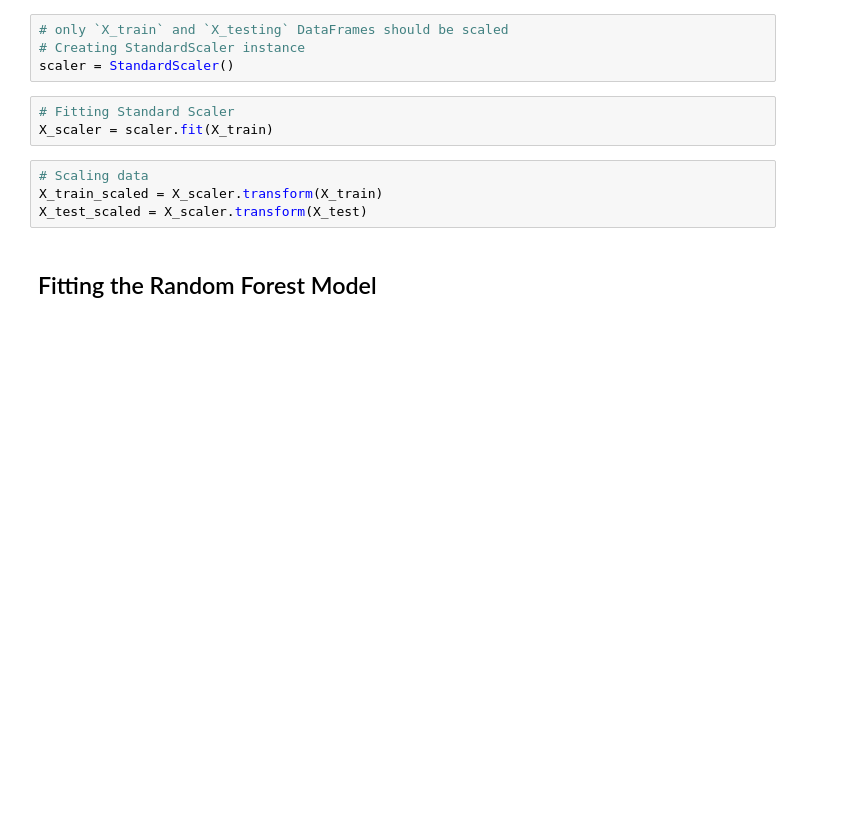
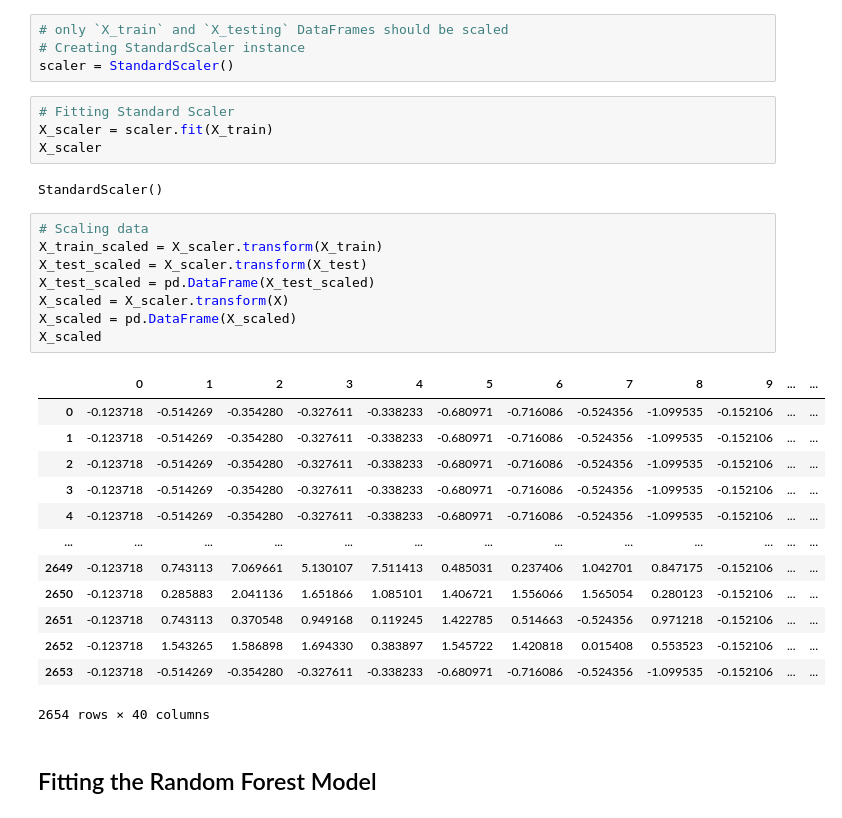
Before and after one commit to tamobee/Tweeting-Tesla, a Jupyter notebook: Code/ML.ipynb, the cells around one changed output. Cells and saved outputs as stored; diff of their text form; blank space fills up the shorter version.

```diff
--- a/Code/ML.ipynb
+++ b/Code/ML.ipynb
@@ -106,10 +87,31 @@ scaler = StandardScaler()
 # %%
 # Fitting Standard Scaler
 X_scaler = scaler.fit(X_train)
+X_scaler
+# %% [output]
+StandardScaler()
 # %%
 # Scaling data
 X_train_scaled = X_scaler.transform(X_train)
 X_test_scaled = X_scaler.transform(X_test)
+X_test_scaled = pd.DataFrame(X_test_scaled)
+X_scaled = X_scaler.transform(X)
+X_scaled = pd.DataFrame(X_scaled)
+X_scaled
+# %% [output]
+|  | 0 | 1 | 2 | 3 | 4 | 5 | 6 | 7 | 8 | 9 | ... | ... |
+| 0 | -0.123718 | -0.514269 | -0.354280 | -0.327611 | -0.338233 | -0.680971 | -0.716086 | -0.524356 | -1.099535 | -0.152106 | ... | ... |
+| 1 | -0.123718 | -0.514269 | -0.354280 | -0.327611 | -0.338233 | -0.680971 | -0.716086 | -0.524356 | -1.099535 | -0.152106 | ... | ... |
+| 2 | -0.123718 | -0.514269 | -0.354280 | -0.327611 | -0.338233 | -0.680971 | -0.716086 | -0.524356 | -1.099535 | -0.152106 | ... | ... |
+| 3 | -0.123718 | -0.514269 | -0.354280 | -0.327611 | -0.338233 | -0.680971 | -0.716086 | -0.524356 | -1.099535 | -0.152106 | ... | ... |
+| 4 | -0.123718 | -0.514269 | -0.354280 | -0.327611 | -0.338233 | -0.680971 | -0.716086 | -0.524356 | -1.099535 | -0.152106 | ... | ... |
+| ... | ... | ... | ... | ... | ... | ... | ... | ... | ... | ... | ... | ... |
+| 2649 | -0.123718 | 0.743113 | 7.069661 | 5.130107 | 7.511413 | 0.485031 | 0.237406 | 1.042701 | 0.847175 | -0.152106 | ... | ... |
+| 2650 | -0.123718 | 0.285883 | 2.041136 | 1.651866 | 1.085101 | 1.406721 | 1.556066 | 1.565054 | 0.280123 | -0.152106 | ... | ... |
+| 2651 | -0.123718 | 0.743113 | 0.370548 | 0.949168 | 0.119245 | 1.422785 | 0.514663 | -0.524356 | 0.971218 | -0.152106 | ... | ... |
+| 2652 | -0.123718 | 1.543265 | 1.586898 | 1.694330 | 0.383897 | 1.545722 | 1.420818 | 0.015408 | 0.553523 | -0.152106 | ... | ... |
+| 2653 | -0.123718 | -0.514269 | -0.354280 | -0.327611 | -0.338233 | -0.680971 | -0.716086 | -0.524356 | -1.099535 | -0.152106 | ... | ... |
+2654 rows × 40 columns
 # %% [markdown]
 ## Fitting the Random Forest Model
 # %%
```
Also changed, not shown: parts of 13 cells of this notebook.
